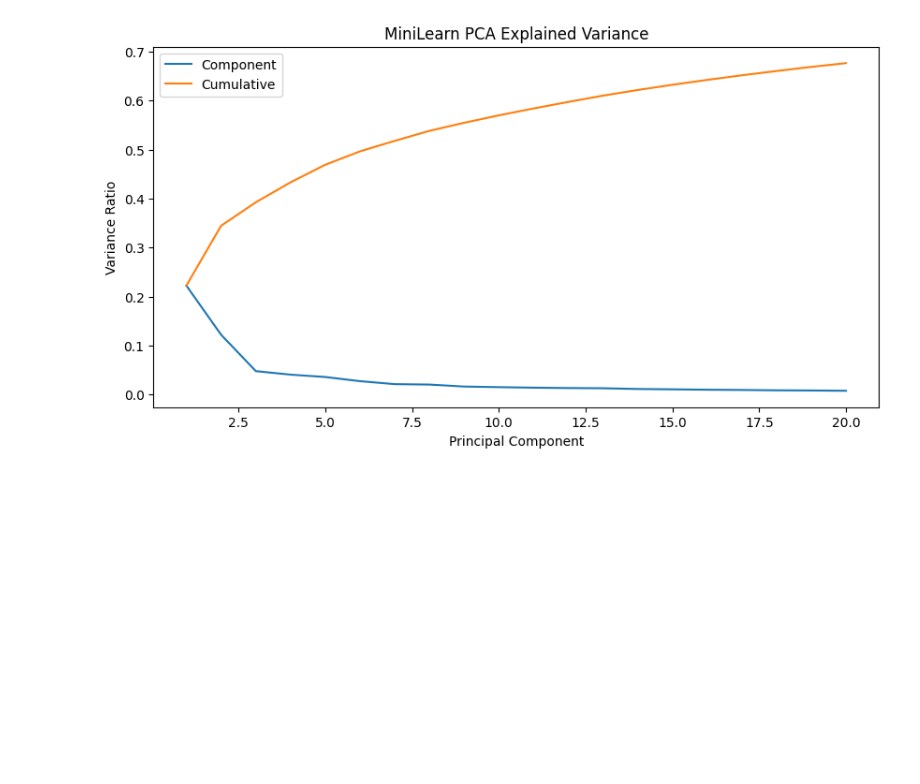
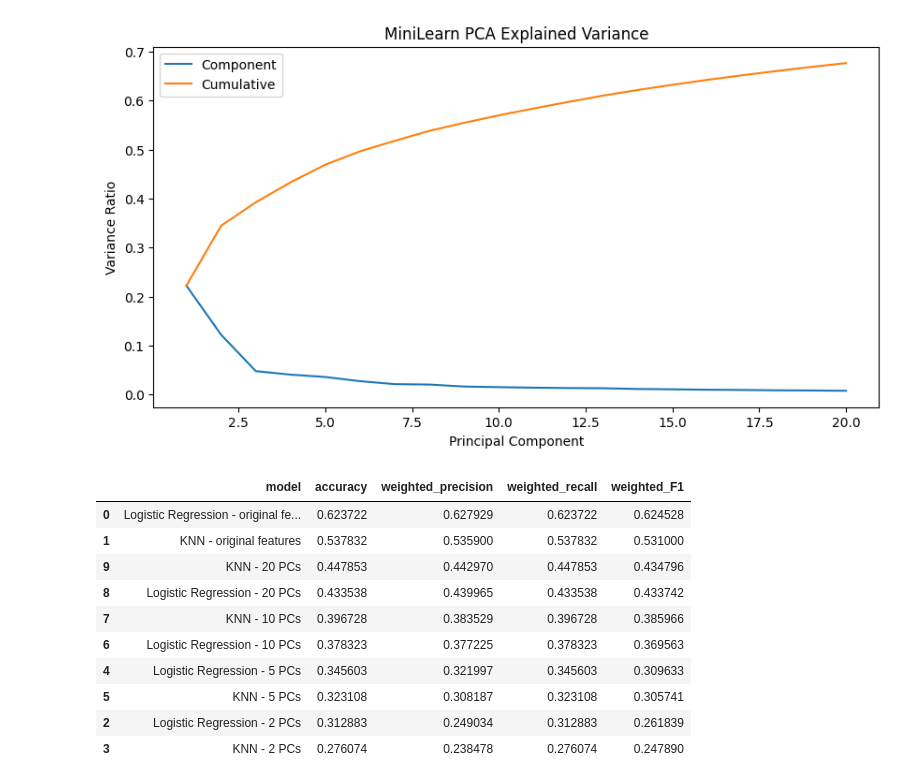
Before and after one commit to daley-tyler/Project_CSE432-532, a Jupyter notebook: SER_Project/notebooks/Dimension_Reduction_12.ipynb, the cells around one changed output. Drawn from its saved outputs; the diff is of its cells as text; code cells hidden in the pictures; blank space fills up the shorter version.

```diff
--- a/SER_Project/notebooks/Dimension_Reduction_12.ipynb
+++ b/SER_Project/notebooks/Dimension_Reduction_12.ipynb
@@ -95,3 +95,46 @@ plt.legend()
 # %% [output]
 <matplotlib.legend.Legend at 0x...>
 [figure]
+# %%
+def model_scores(model_name, model, X_train_use, X_test_use):
+    model.fit(X_train_use, y_train)
+    pred = model.predict(X_test_use)
+
+    return {"model": model_name, "accuracy": accuracy_score(y_test, pred), "weighted_precision": precision_score(y_test, pred, avg="weighted"), "weighted_recall": recall_score(y_test, pred, avg="weighted"), "weighted_F1": f1_score(y_test, pred, avg="weighted")}
+# %%
+results = []
+
+base_lr = SKLogisticRegression(max_iter=5000)
+results.append(model_scores("Logistic Regression - original features", base_lr, X_train_scale, X_test_scale))
+
+base_knn = SKKNN(n_neighbors=5)
+results.append(model_scores("KNN - original features", base_knn, X_train_scale, X_test_scale))
+
+for n in [2, 5, 10, 20]:
+    if n <= X_train_scale.shape[1]:
+        pca = PCA(n_components=n)
+        X_train_red = pca.fit_transform(X_train_scale)
+        X_test_red = pca.transform(X_test_scale)
+
+        lr = SKLogisticRegression(max_iter=5000)
+        results.append(model_scores("Logistic Regression - " + str(n) + " PCs", lr, X_train_red, X_test_red))
+
+        knn = SKKNN(n_neighbors=5)
+        results.append(model_scores("KNN - " + str(n) + " PCs", knn, X_train_red, X_test_red))
+
+pca_results_df = pd.DataFrame(results)
+pca_results_df = pca_results_df.sort_values("weighted_F1", ascending=False)
+
+pca_results_df
+# %% [output]
+|  | model | accuracy | weighted_precision | weighted_recall | weighted_F1 |
+| 0 | Logistic Regression - original fe... | 0.623722 | 0.627929 | 0.623722 | 0.624528 |
+| 1 | KNN - original features | 0.537832 | 0.535900 | 0.537832 | 0.531000 |
+| 9 | KNN - 20 PCs | 0.447853 | 0.442970 | 0.447853 | 0.434796 |
+| 8 | Logistic Regression - 20 PCs | 0.433538 | 0.439965 | 0.433538 | 0.433742 |
+| 7 | KNN - 10 PCs | 0.396728 | 0.383529 | 0.396728 | 0.385966 |
+| 6 | Logistic Regression - 10 PCs | 0.378323 | 0.377225 | 0.378323 | 0.369563 |
+| 4 | Logistic Regression - 5 PCs | 0.345603 | 0.321997 | 0.345603 | 0.309633 |
+| 5 | KNN - 5 PCs | 0.323108 | 0.308187 | 0.323108 | 0.305741 |
+| 2 | Logistic Regression - 2 PCs | 0.312883 | 0.249034 | 0.312883 | 0.261839 |
+| 3 | KNN - 2 PCs | 0.276074 | 0.238478 | 0.276074 | 0.247890 |
```
Also changed, not shown: parts of 1 cell of this notebook, 1 other file.
